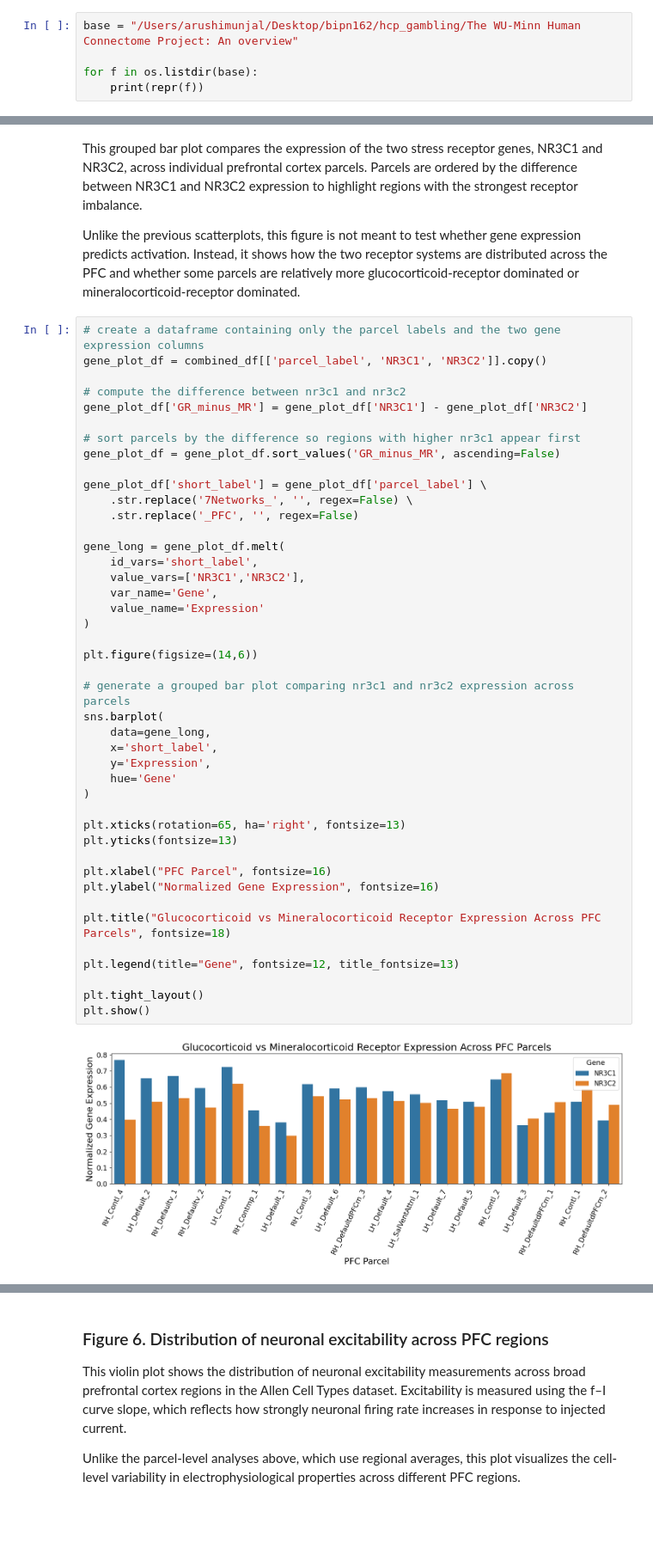
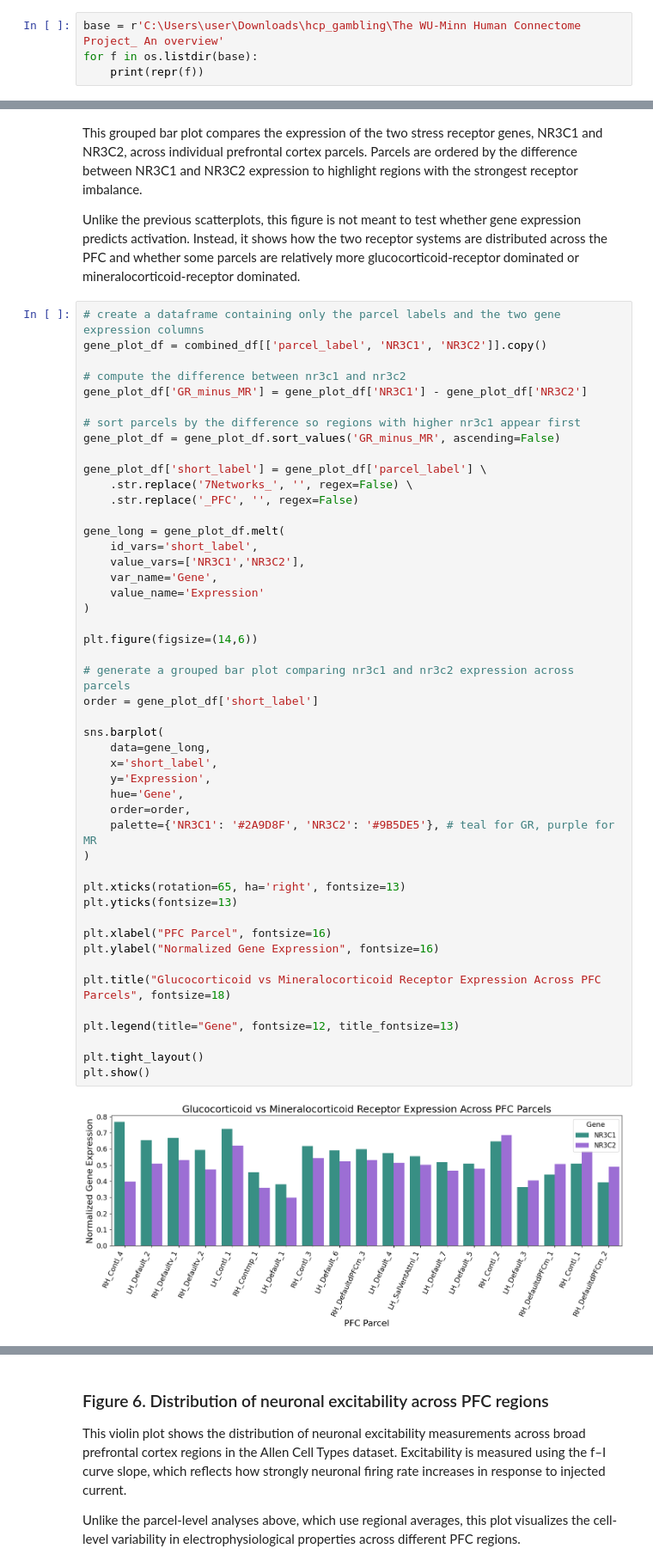
Before and after one commit to arushimunjal/BIPN162-Final-Project, a Jupyter notebook: Integrating fMRI, Gene Expression, and Electrophysiology to Study Stress Sensitivity in the Prefrontal Cortex.ipynb, the cells around one changed output, grey strips where cells are left out. Shown at 86% size. Saved outputs shown, nothing was run; the diff lists cells and outputs as text; blank space fills up the shorter version.

```diff
--- a/Integrating fMRI, Gene Expression, and Electrophysiology to Study Stress Sensitivity in the Prefrontal Cortex.ipynb
+++ b/Integrating fMRI, Gene Expression, and Electrophysiology to Study Stress Sensitivity in the Prefrontal Cortex.ipynb
@@ -131,6 +131,5 @@ Extracted files:
 # %%
-base = "/Users/arushimunjal/Desktop/bipn162/hcp_gambling/The WU-Minn Human Connectome Project: An overview"
-
+base = r'C:\Users\user\Downloads\hcp_gambling\The WU-Minn Human Connectome Project_ An overview'
 for f in os.listdir(base):
     print(repr(f))
 # %% [output]
@@ -1058,35 +1055,39 @@ gene_plot_df['short_label'] = gene_plot_df['parcel_label'] \
 
 gene_long = gene_plot_df.melt(
     id_vars='short_label',
     value_vars=['NR3C1','NR3C2'],
     var_name='Gene',
     value_name='Expression'
 )
 
 plt.figure(figsize=(14,6))
 
 # generate a grouped bar plot comparing nr3c1 and nr3c2 expression across parcels
+order = gene_plot_df['short_label']
+
 sns.barplot(
     data=gene_long,
     x='short_label',
     y='Expression',
-    hue='Gene'
+    hue='Gene',
+    order=order,
+    palette={'NR3C1': '#2A9D8F', 'NR3C2': '#9B5DE5'}, # teal for GR, purple for MR
 )
 
 plt.xticks(rotation=65, ha='right', fontsize=13)
 plt.yticks(fontsize=13)
 
 plt.xlabel("PFC Parcel", fontsize=16)
 plt.ylabel("Normalized Gene Expression", fontsize=16)
 
 plt.title("Glucocorticoid vs Mineralocorticoid Receptor Expression Across PFC Parcels", fontsize=18)
 
 plt.legend(title="Gene", fontsize=12, title_fontsize=13)
 
 plt.tight_layout()
 plt.show()
 # %% [output]
-[figure, old version]
+[figure, new version]
 # %% [markdown]
 This figure shows that stress receptor expression is not uniform across the prefrontal cortex. Many parcels show higher NR3C1 than NR3C2, while others are more balanced or show the opposite pattern. This indicates that PFC subregions differ in their baseline receptor profile, rather than expressing the two stress receptors in the same proportions everywhere.
 
```
Also changed, not shown: parts of 20 cells of this notebook.
